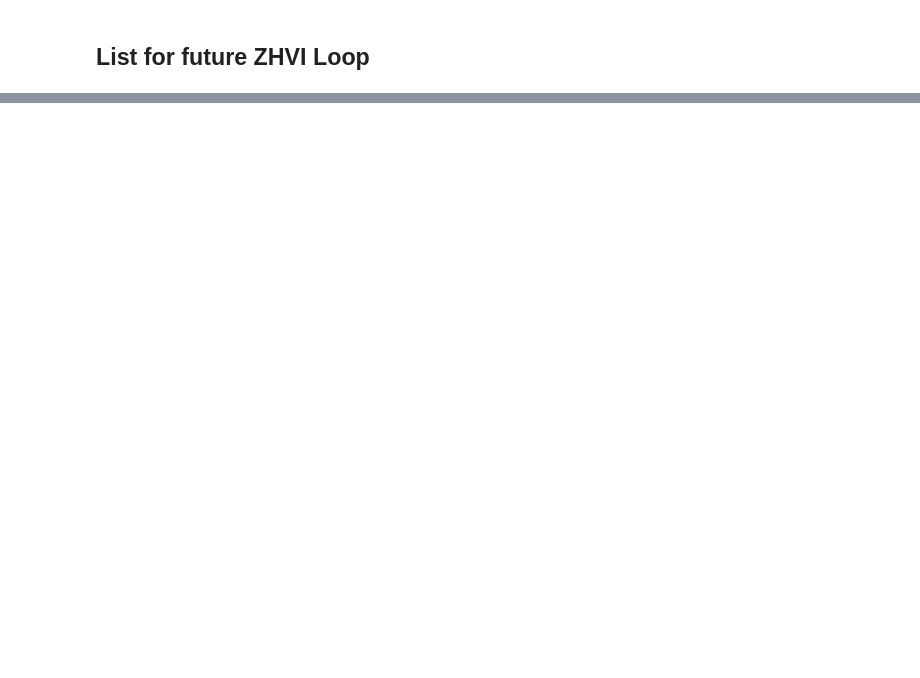
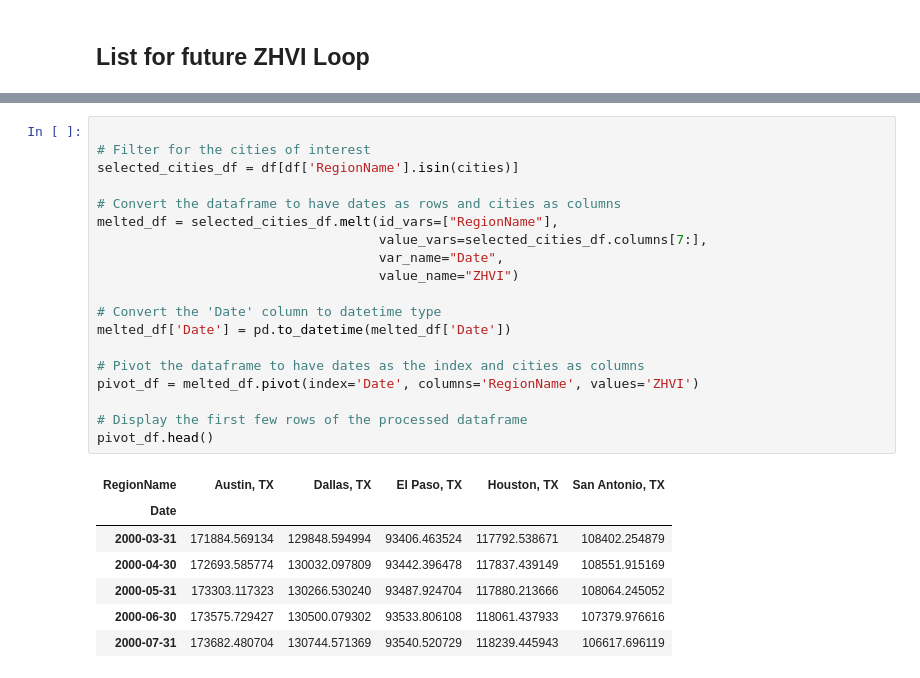
Before and after one commit to rjosanchez/project4-team1, a Jupyter notebook: ZHVI_Clean_Up.ipynb, the cells around one changed output, grey strips where cells are left out. Cells and saved outputs as stored; diff of their text form; blank space fills up the shorter version.

```diff
--- a/ZHVI_Clean_Up.ipynb
+++ b/ZHVI_Clean_Up.ipynb
@@ -357,0 +378,27 @@ for i in range(60):
+# %%
+
+# Filter for the cities of interest
+selected_cities_df = df[df['RegionName'].isin(cities)]
+
+# Convert the dataframe to have dates as rows and cities as columns
+melted_df = selected_cities_df.melt(id_vars=["RegionName"],
+                                    value_vars=selected_cities_df.columns[7:],
+                                    var_name="Date",
+                                    value_name="ZHVI")
+
+# Convert the 'Date' column to datetime type
+melted_df['Date'] = pd.to_datetime(melted_df['Date'])
+
+# Pivot the dataframe to have dates as the index and cities as columns
+pivot_df = melted_df.pivot(index='Date', columns='RegionName', values='ZHVI')
+
+# Display the first few rows of the processed dataframe
+pivot_df.head()
+# %% [output]
+| RegionName | Austin, TX | Dallas, TX | El Paso, TX | Houston, TX | San Antonio, TX |
+| Date |  |  |  |  |  |
+| 2000-03-31 | 171884.569134 | 129848.594994 | 93406.463524 | 117792.538671 | 108402.254879 |
+| 2000-04-30 | 172693.585774 | 130032.097809 | 93442.396478 | 117837.439149 | 108551.915169 |
+| 2000-05-31 | 173303.117323 | 130266.530240 | 93487.924704 | 117880.213666 | 108064.245052 |
+| 2000-06-30 | 173575.729427 | 130500.079302 | 93533.806108 | 118061.437933 | 107379.976616 |
+| 2000-07-31 | 173682.480704 | 130744.571369 | 93540.520729 | 118239.445943 | 106617.696119 |
```
Also changed, not shown: parts of 5 cells of this notebook.
